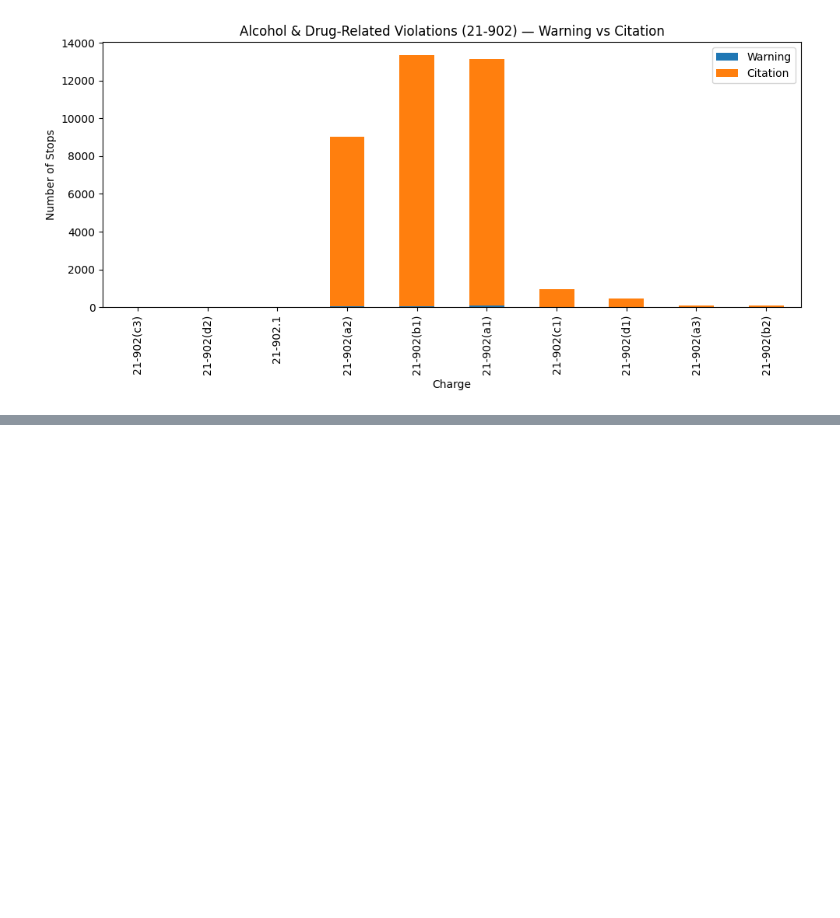
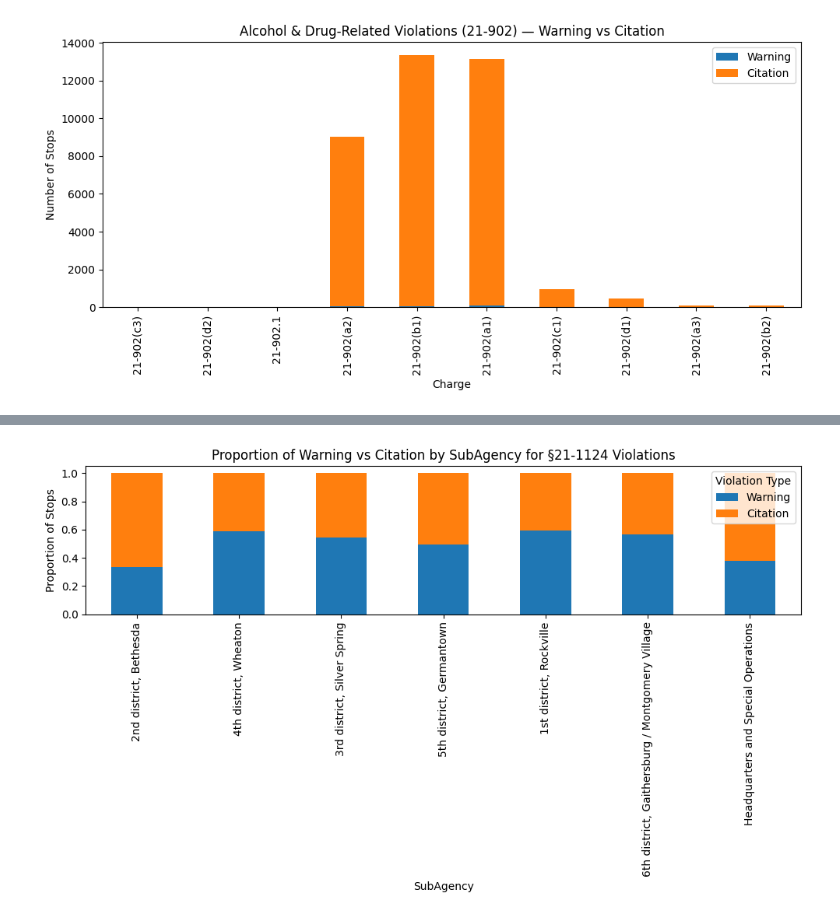
Before and after one commit to jeremiahliao/traffic-citation-predictor, a Jupyter notebook: eda_stuff.ipynb, the cells around one changed output, grey strips where cells are left out. Cells and saved outputs as stored; diff of their text form; code cells hidden in the pictures; blank space fills up the shorter version.

```diff
--- a/eda_stuff.ipynb
+++ b/eda_stuff.ipynb
@@ -636,0 +669,35 @@ fig.show()
+# %%
+import pandas as pd
+import matplotlib.pyplot as plt
+
+# Filter to §21-1124 charges
+v1124 = df[df["Charge"].astype(str).str.startswith("21-1124")].copy()
+
+# Group by SubAgency × Violation Type
+agency_violations = (
+    v1124.groupby(["SubAgency", "Violation Type"])
+    .size()
+    .unstack(fill_value=0)
+)
+
+# Normalize each subagency to proportions
+agency_violations_norm = agency_violations.div(agency_violations.sum(axis=1), axis=0)
+
+# Sort by total count (to keep order consistent with top activity)
+agency_violations_norm = agency_violations_norm.loc[
+    agency_violations.sum(axis=1).sort_values(ascending=False).index
+]
+
+# Plot normalized stacked bars
+agency_violations_norm[["Warning", "Citation"]].plot(
+    kind="bar",
+    stacked=True,
+    figsize=(10,6),
+    title="Proportion of Warning vs Citation by SubAgency for §21-1124 Violations"
+)
+plt.xlabel("SubAgency")
+plt.ylabel("Proportion of Stops")
+plt.tight_layout()
+plt.show()
+# %% [output]
+[figure, added]
```
Also changed, not shown: parts of 5 cells of this notebook.
